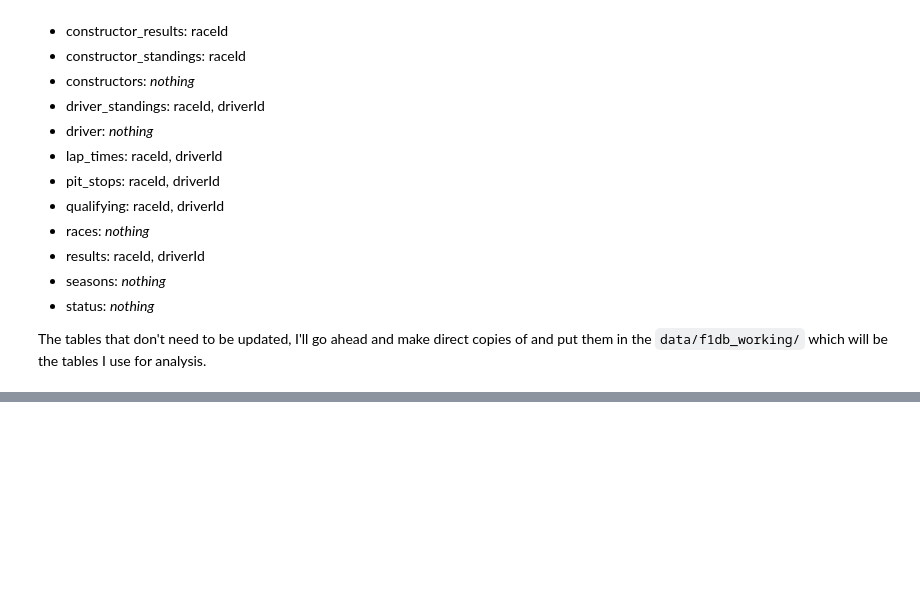
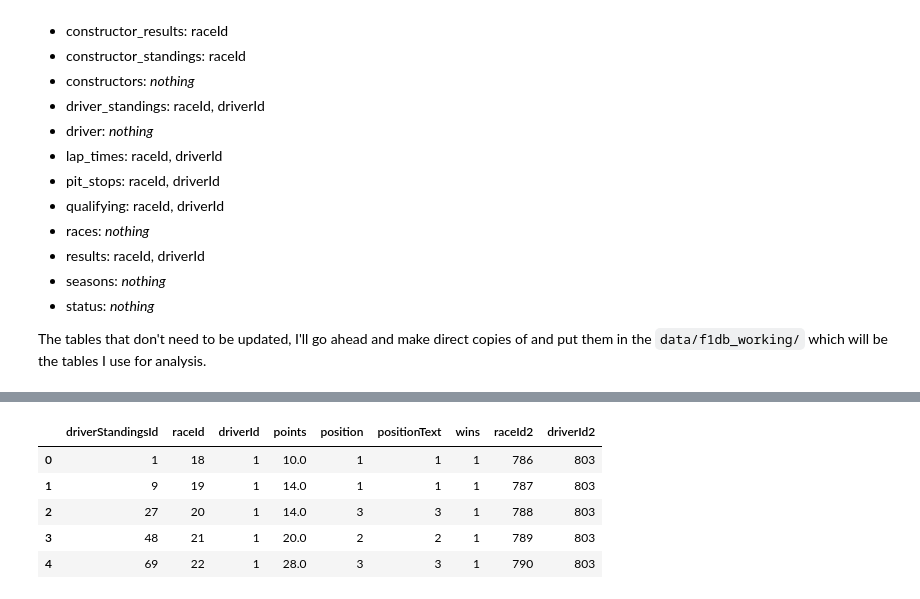
Before and after one commit to lennymd/formulaOne, a Jupyter notebook: analysis/notebooks/formula1-driver-analysis.ipynb, the cells around one changed output, grey strips where cells are left out. Cells and saved outputs as stored; diff of their text form; code cells hidden in the pictures; blank space fills up the shorter version.

```diff
--- a/analysis/notebooks/formula1-driver-analysis.ipynb
+++ b/analysis/notebooks/formula1-driver-analysis.ipynb
@@ -52,0 +324,9 @@ import pandas as pd
+# %%
+driverStandings2.head()
+# %% [output]
+|  | driverStandingsId | raceId | driverId | points | position | positionText | wins | raceId2 | driverId2 |
+| 0 | 1 | 18 | 1 | 10.0 | 1 | 1 | 1 | 786 | 803 |
+| 1 | 9 | 19 | 1 | 14.0 | 1 | 1 | 1 | 787 | 803 |
+| 2 | 27 | 20 | 1 | 14.0 | 3 | 3 | 1 | 788 | 803 |
+| 3 | 48 | 21 | 1 | 20.0 | 2 | 2 | 1 | 789 | 803 |
+| 4 | 69 | 22 | 1 | 28.0 | 3 | 3 | 1 | 790 | 803 |
```
Also changed, not shown: parts of 43 cells of this notebook, 11 other files.
